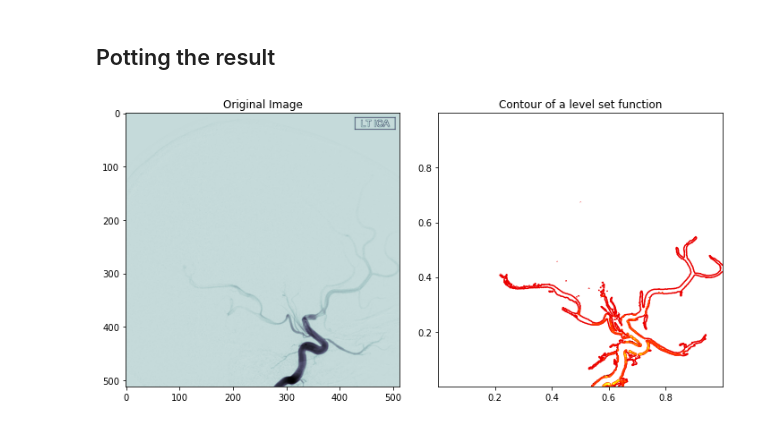
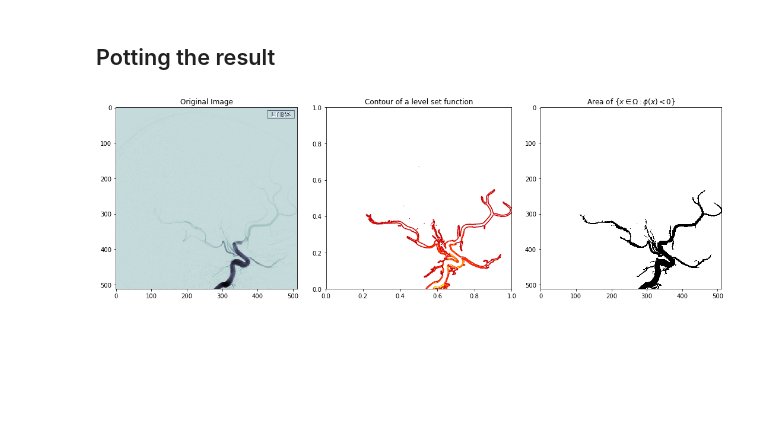
Before and after one commit to QuantuMope/vessel-segmentation-deformable-models, a Jupyter notebook: level_set_python_codes/Level Set Method for Image Segmentation.ipynb, the cells around one changed output. Cells and saved outputs as stored; diff of their text form; code cells hidden in the pictures; blank space fills up the shorter version.

Commit message:
add 1 more plot at the end. (phi<0)

```diff
--- a/level_set_python_codes/Level Set Method for Image Segmentation.ipynb
+++ b/level_set_python_codes/Level Set Method for Image Segmentation.ipynb
@@ -89,7 +100,10 @@ fig, ax = plt.subplots(1, 1, figsize=(5,5))
 image = mpimg.imread('./external_images/74al.png')
 image = cv2.resize(image, (n2,n1))
 
+if len(image.shape) > 2:
+    image = cv2.cvtColor(image, cv2.COLOR_BGR2GRAY)
+
 ax.imshow(image,'bone')
-plt.title("Image")
+plt.title("Image {}".format(image.shape))
 plt.show()
 # %% [output]
@@ -124,12 +138,18 @@ Iter: 100
 ## Potting the result
 # %%
 # Plot the result
-fig, ax = plt.subplots(1,2,figsize=(10,5))
+fig, ax = plt.subplots(1,3,figsize=(15,5))
 ax[0].imshow(image, 'bone')
 ax[0].set_title("Original Image")
 ax[1].contour(x,y,np.flipud(phi), cmap='hot')
 ax[1].set_title("Contour of a level set function")
+
+newim = np.zeros_like(phi)
+newim[phi<0]= 1
+
+ax[2].imshow(newim, cmap='bone')
+ax[2].set_title("Area of $\\{ x \\in \\Omega: \\phi(x) < 0 \\}$")
 plt.tight_layout()
 plt.show()
 # %% [output]
-[figure, old version]
+[figure, new version]
```
Also changed, not shown: parts of 9 cells of this notebook.
